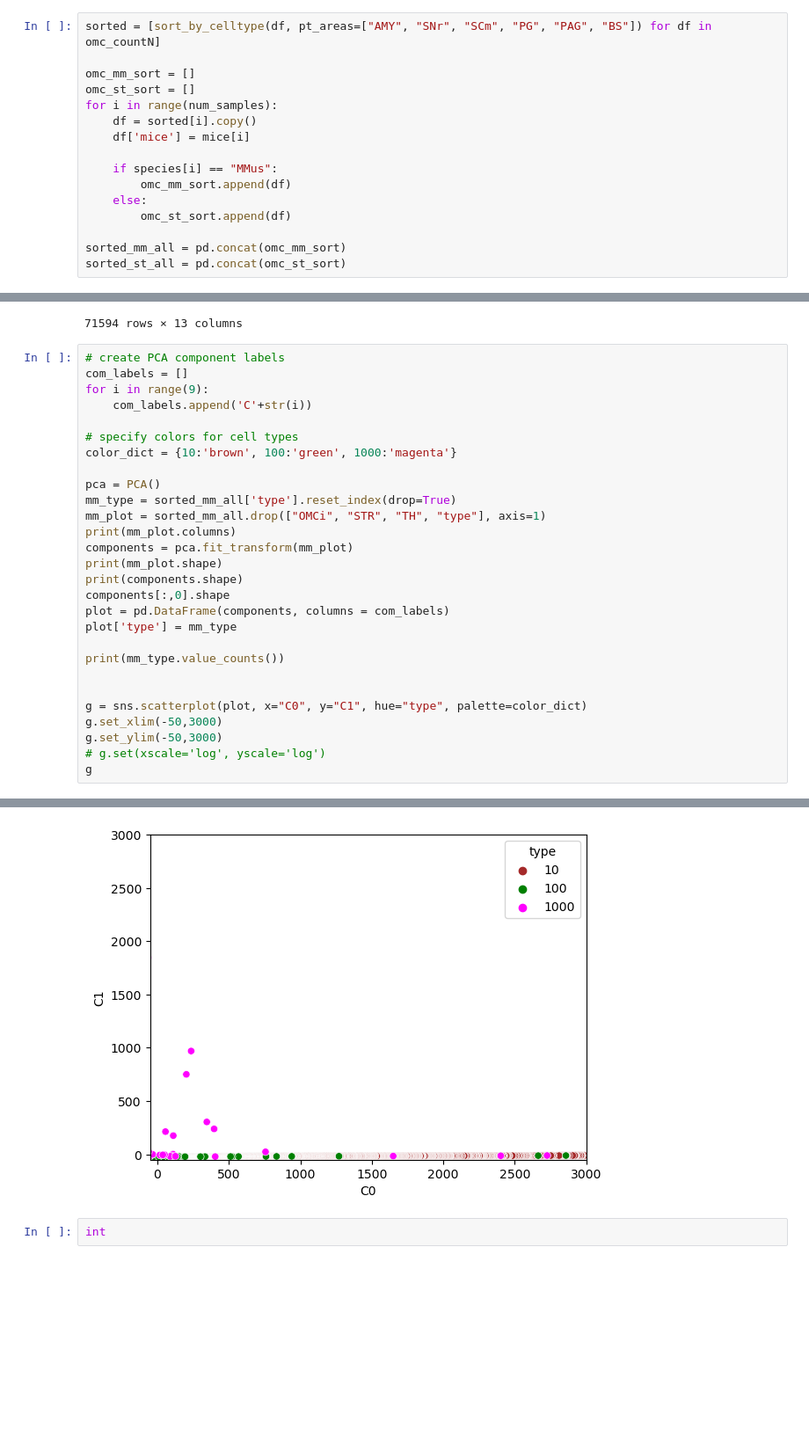
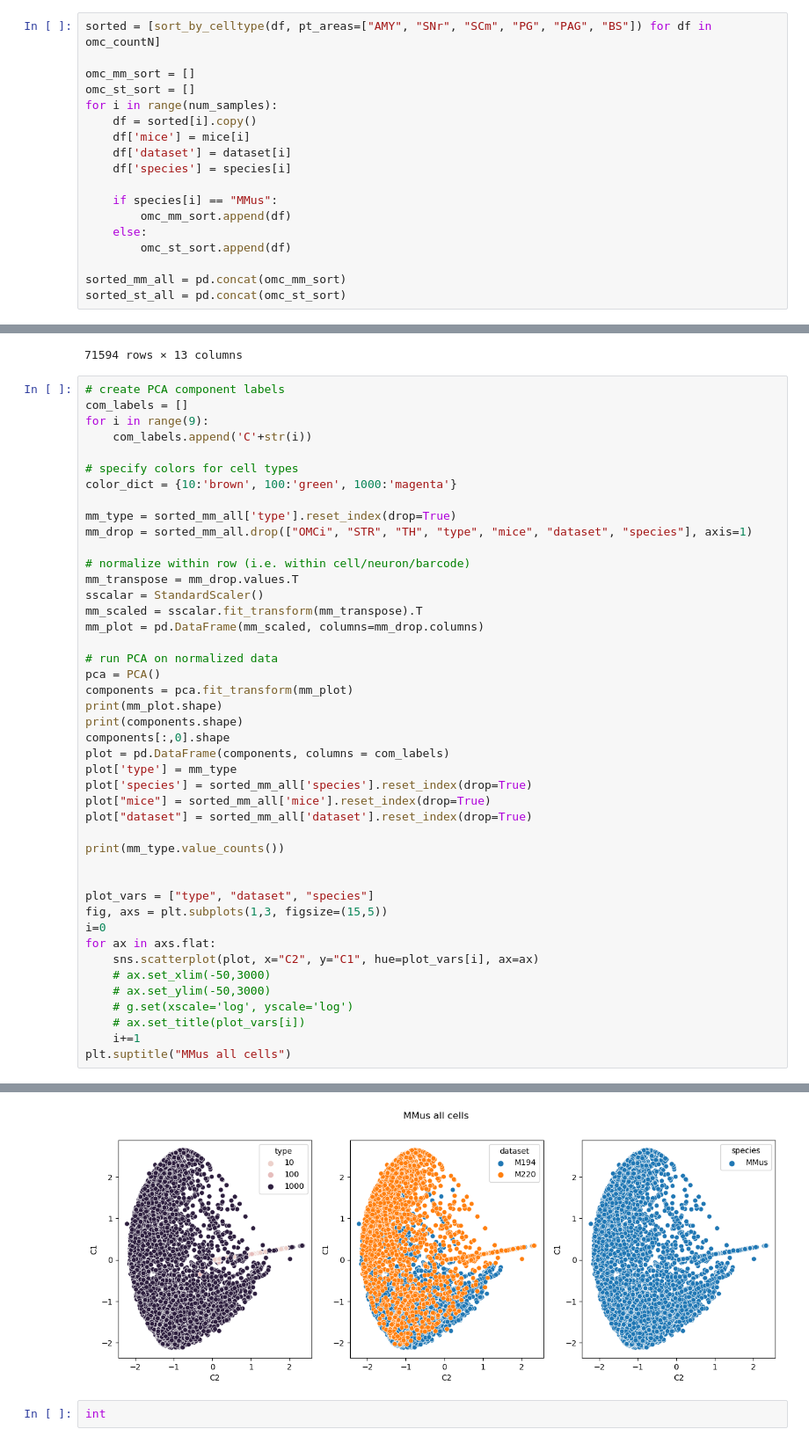
Before and after one commit to eisko/MAPseq_analysis, a Jupyter notebook: cell visualization ncount.ipynb, the cells around one changed output, grey strips where cells are left out. Shown at 88% size. Cells and saved outputs as stored; diff of their text form; blank space fills up the shorter version.

```diff
--- a/cell visualization ncount.ipynb
+++ b/cell visualization ncount.ipynb
@@ -175,6 +174,8 @@ omc_st_sort = []
 for i in range(num_samples):
     df = sorted[i].copy()
     df['mice'] = mice[i]
+    df['dataset'] = dataset[i]
+    df['species'] = species[i]
 
     if species[i] == "MMus":
         omc_mm_sort.append(df)
@@ -305,23 +306,39 @@ for i in range(9):
 # specify colors for cell types
 color_dict = {10:'brown', 100:'green', 1000:'magenta'}
 
+mm_type = sorted_mm_all['type'].reset_index(drop=True)
+mm_drop = sorted_mm_all.drop(["OMCi", "STR", "TH", "type", "mice", "dataset", "species"], axis=1)
+
+# normalize within row (i.e. within cell/neuron/barcode)
+mm_transpose = mm_drop.values.T
+sscalar = StandardScaler()
+mm_scaled = sscalar.fit_transform(mm_transpose).T
+mm_plot = pd.DataFrame(mm_scaled, columns=mm_drop.columns)
+
+# run PCA on normalized data
 pca = PCA()
-mm_type = sorted_mm_all['type'].reset_index(drop=True)
-mm_plot = sorted_mm_all.drop(["OMCi", "STR", "TH", "type"], axis=1)
-print(mm_plot.columns)
 components = pca.fit_transform(mm_plot)
 print(mm_plot.shape)
 print(components.shape)
 components[:,0].shape
 plot = pd.DataFrame(components, columns = com_labels)
 plot['type'] = mm_type
+plot['species'] = sorted_mm_all['species'].reset_index(drop=True)
+plot["mice"] = sorted_mm_all['mice'].reset_index(drop=True)
+plot["dataset"] = sorted_mm_all['dataset'].reset_index(drop=True)
 
 print(mm_type.value_counts())
 
 
-g = sns.scatterplot(plot, x="C0", y="C1", hue="type", palette=color_dict)
-g.set_xlim(-50,3000)
-g.set_ylim(-50,3000)
-# g.set(xscale='log', yscale='log')
-g
+plot_vars = ["type", "dataset", "species"]
+fig, axs = plt.subplots(1,3, figsize=(15,5))
+i=0
+for ax in axs.flat:
+    sns.scatterplot(plot, x="C2", y="C1", hue=plot_vars[i], ax=ax)
+    # ax.set_xlim(-50,3000)
+    # ax.set_ylim(-50,3000)
+    # g.set(xscale='log', yscale='log')
+    # ax.set_title(plot_vars[i])
+    i+=1
+plt.suptitle("MMus all cells")
 # %% [output]
@@ -336,4 +352,4 @@ Name: type, dtype: int64
-[figure, old version]
+[figure, new version]
 # %%
 int
 # %% [output]
```
Also changed, not shown: parts of 3 cells of this notebook.
